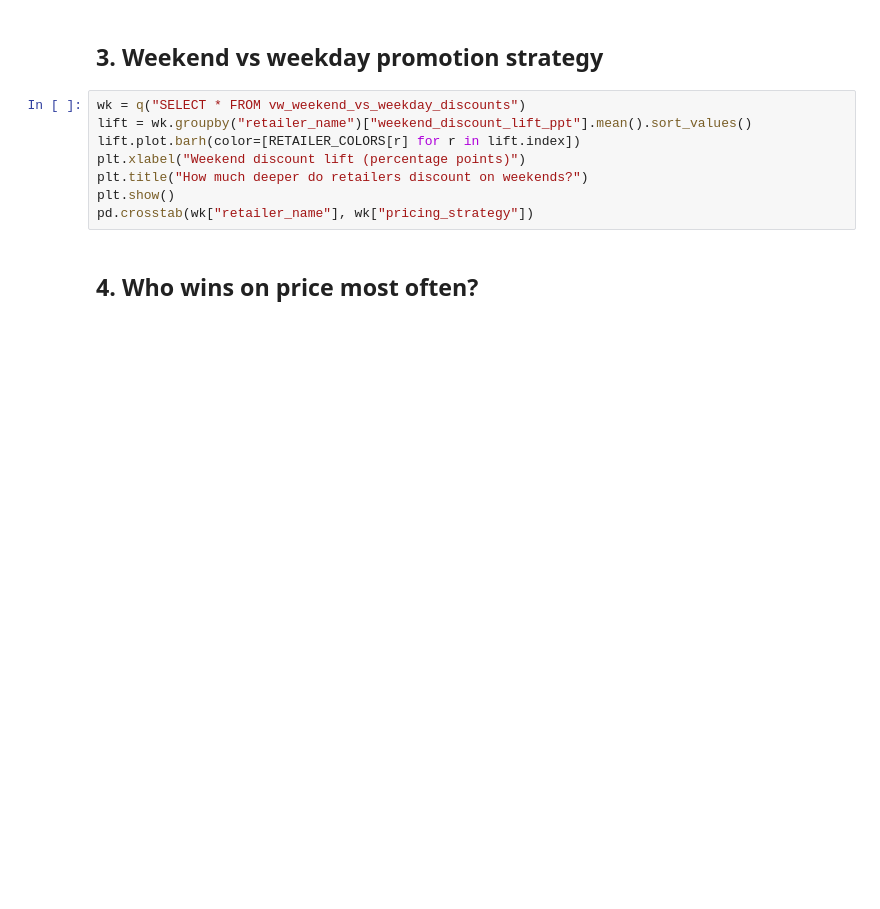
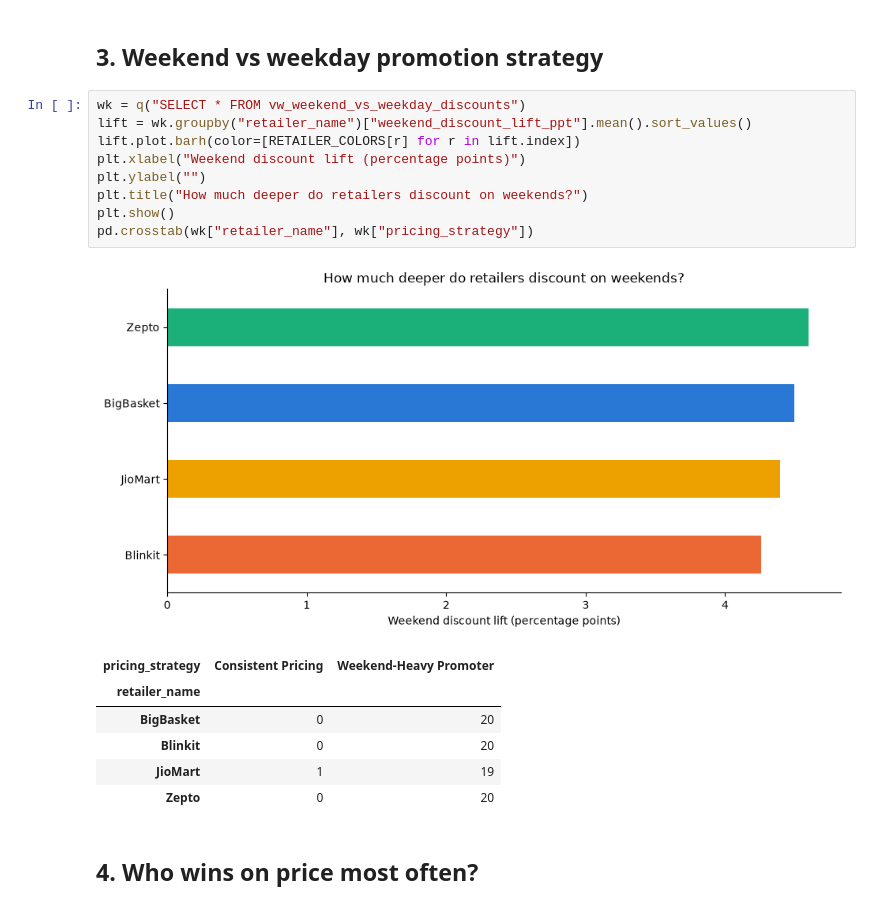
Before and after one commit to justinthomas11/shelfsense-retail-intelligence, a Jupyter notebook: notebooks/data_exploration.ipynb, the cells around one changed output. Cells and saved outputs as stored; diff of their text form; blank space fills up the shorter version.

```diff
--- a/notebooks/data_exploration.ipynb
+++ b/notebooks/data_exploration.ipynb
@@ -52,11 +75,20 @@ weekly.head(10)
 # %%
 wk = q("SELECT * FROM vw_weekend_vs_weekday_discounts")
 lift = wk.groupby("retailer_name")["weekend_discount_lift_ppt"].mean().sort_values()
 lift.plot.barh(color=[RETAILER_COLORS[r] for r in lift.index])
 plt.xlabel("Weekend discount lift (percentage points)")
+plt.ylabel("")
 plt.title("How much deeper do retailers discount on weekends?")
 plt.show()
 pd.crosstab(wk["retailer_name"], wk["pricing_strategy"])
+# %% [output]
+[figure, added]
+| pricing_strategy | Consistent Pricing | Weekend-Heavy Promoter |
+| retailer_name |  |  |
+| BigBasket | 0 | 20 |
+| Blinkit | 0 | 20 |
+| JioMart | 1 | 19 |
+| Zepto | 0 | 20 |
 # %% [markdown]
 ## 4. Who wins on price most often?
 # %%
```
Also changed, not shown: parts of 8 cells of this notebook.
